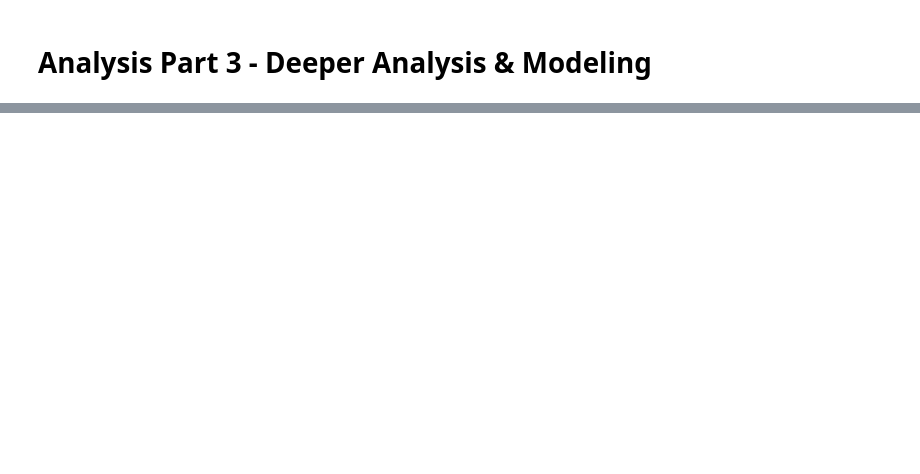
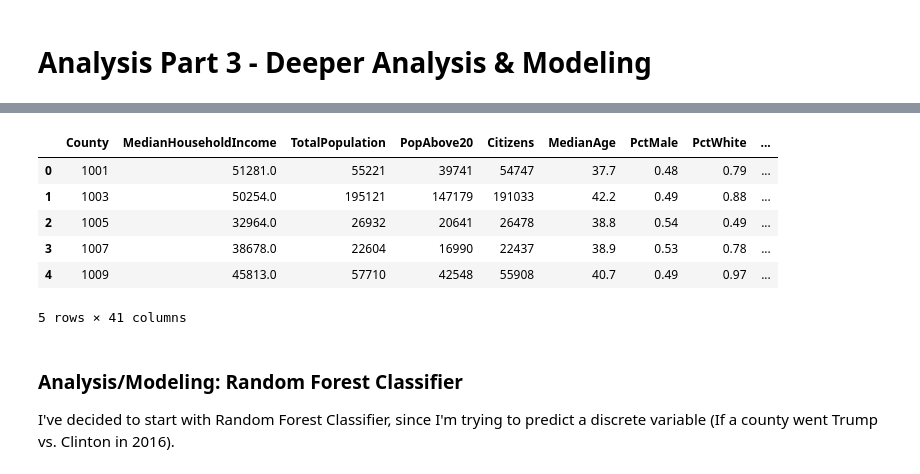
Before and after one commit to WhatShihWrote/data-science-class, a Jupyter notebook: projects/final_project_data/Terri-Shih-Final-Project.ipynb, the cells around one changed output, grey strips where cells are left out. Cells and saved outputs as stored; diff of their text form; code cells hidden in the pictures; blank space fills up the shorter version.

Commit message:
Random forest attempts

```diff
--- a/projects/final_project_data/Terri-Shih-Final-Project.ipynb
+++ b/projects/final_project_data/Terri-Shih-Final-Project.ipynb
@@ -561,0 +596,14 @@ all_the_data[['registeredtovote_pct','voted2016_pct']].describe()
+# %%
+all_the_data.head()
+# %% [output]
+|  | County | MedianHouseholdIncome | TotalPopulation | PopAbove20 | Citizens | MedianAge | PctMale | PctWhite | ... |
+| 0 | 1001 | 51281.0 | 55221 | 39741 | 54747 | 37.7 | 0.48 | 0.79 | ... |
+| 1 | 1003 | 50254.0 | 195121 | 147179 | 191033 | 42.2 | 0.49 | 0.88 | ... |
+| 2 | 1005 | 32964.0 | 26932 | 20641 | 26478 | 38.8 | 0.54 | 0.49 | ... |
+| 3 | 1007 | 38678.0 | 22604 | 16990 | 22437 | 38.9 | 0.53 | 0.78 | ... |
+| 4 | 1009 | 45813.0 | 57710 | 42548 | 55908 | 40.7 | 0.49 | 0.97 | ... |
+5 rows × 41 columns
+# %% [markdown]
+### Analysis/Modeling: Random Forest Classifier
+
+I've decided to start with Random Forest Classifier, since I'm trying to predict a discrete variable (If a county went Trump vs. Clinton in 2016).
```
Also changed, not shown: parts of 47 cells of this notebook.
